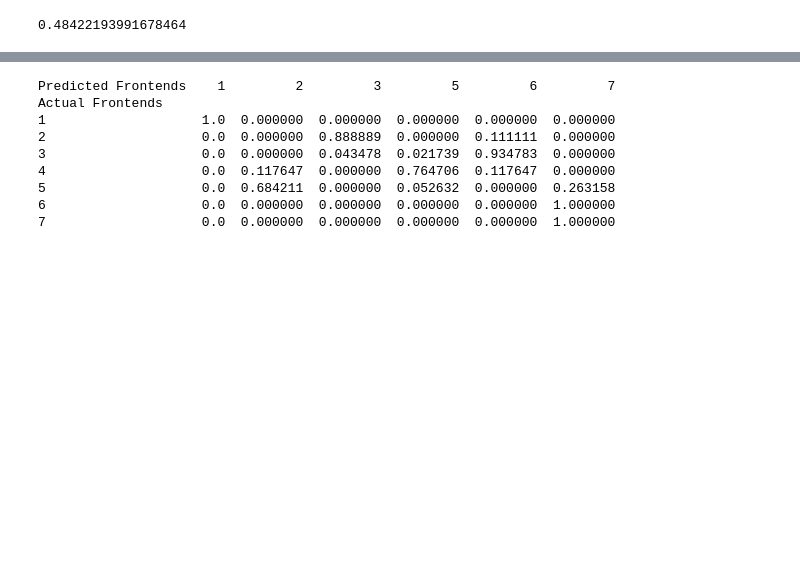
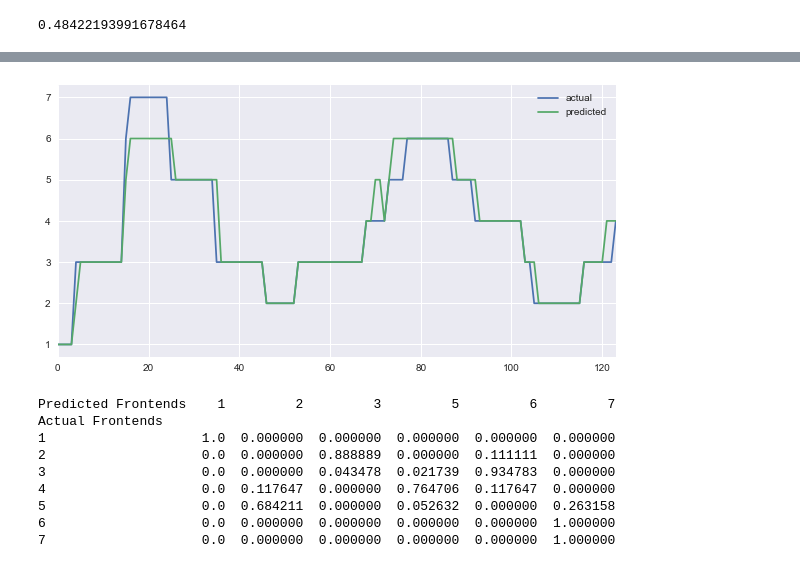
Before and after one commit to ssallinger/runtimeVerification, a Jupyter notebook: RVProject.ipynb, the cells around one changed output, grey strips where cells are left out. Saved outputs shown, nothing was run; the diff lists cells and outputs as text; code cells hidden in the pictures; blank space fills up the shorter version.

```diff
--- a/RVProject.ipynb
+++ b/RVProject.ipynb
@@ -666,0 +723,12 @@ print(rmse)
+# %%
+features_rand_red = features_rand[['nrLoadgenerators_1', 'nrFrontends_2', 'nrFrontends_1', 'lastDecL', 'nrFrontends_4', 'frontendChange']]
+
+features_rand_red = np.array(features_rand_red)
+
+predictions_rand_red = rf_red.predict(features_rand_red)
+
+pred_rounded_rand_red = np.rint(predictions_rand_red).astype(int)
+# Making the Confusion Matrix
+print(pd.crosstab(labels_rand, pred_rounded_rand_red, rownames=['Actual Frontends'], colnames=['Predicted Frontends'], normalize='index'))
+
+accuracy_score(labels_rand, pred_rounded_rand_red)
@@ -667,3 +746,9 @@ print(rmse)
+# %%
+results = pd.DataFrame({'actual': labels_rand, 'predicted': pred_rounded_rand_red})
+results.plot(y=['actual', 'predicted'], figsize=(10,5), grid=True)
+plt.show()
+# %% [output]
+[figure, added]
 # %%
 # Test Regression
 factor_rand = pd.factorize(features_rand['nrFrontends'])
```
Also changed, not shown: parts of 12 cells of this notebook.
